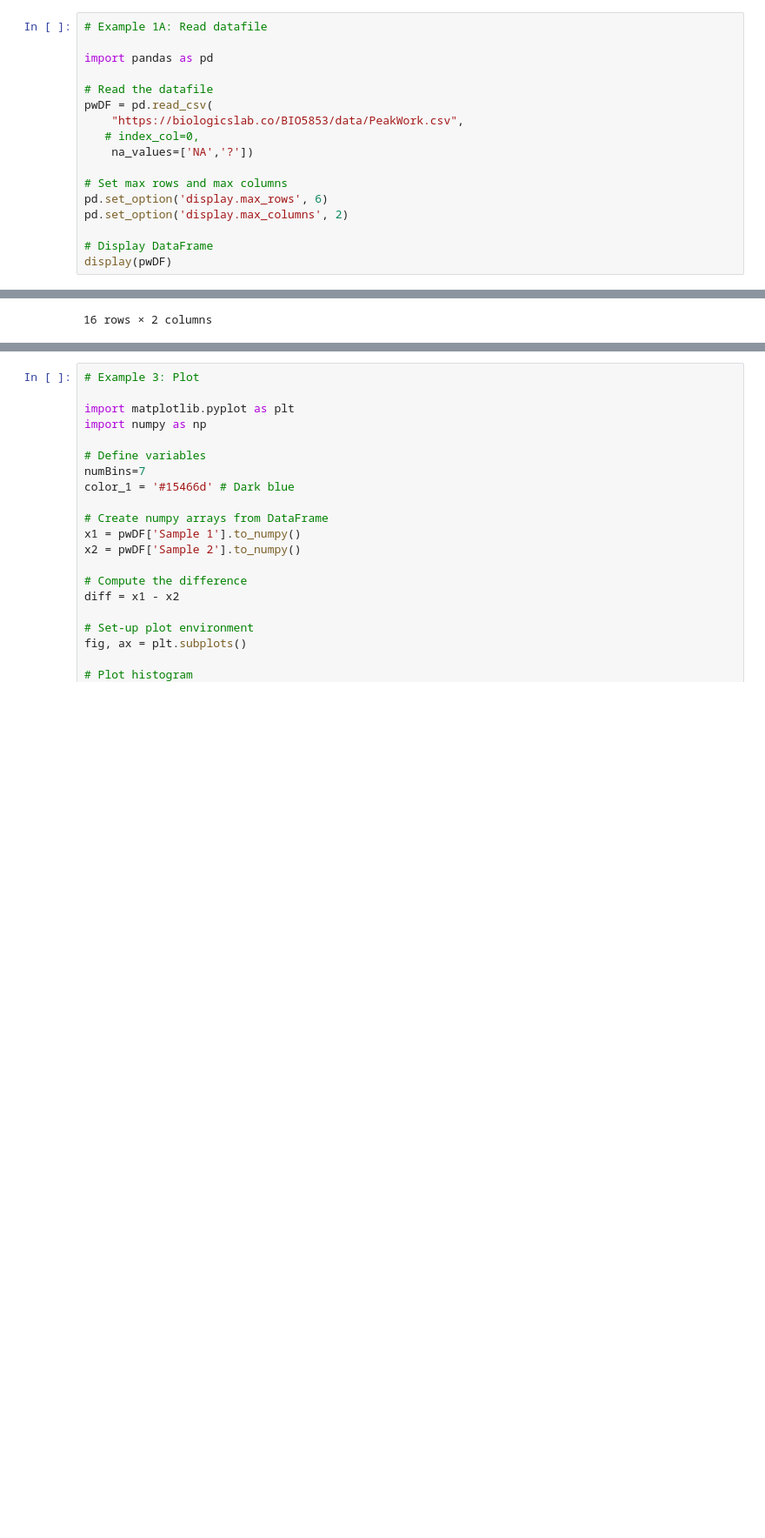
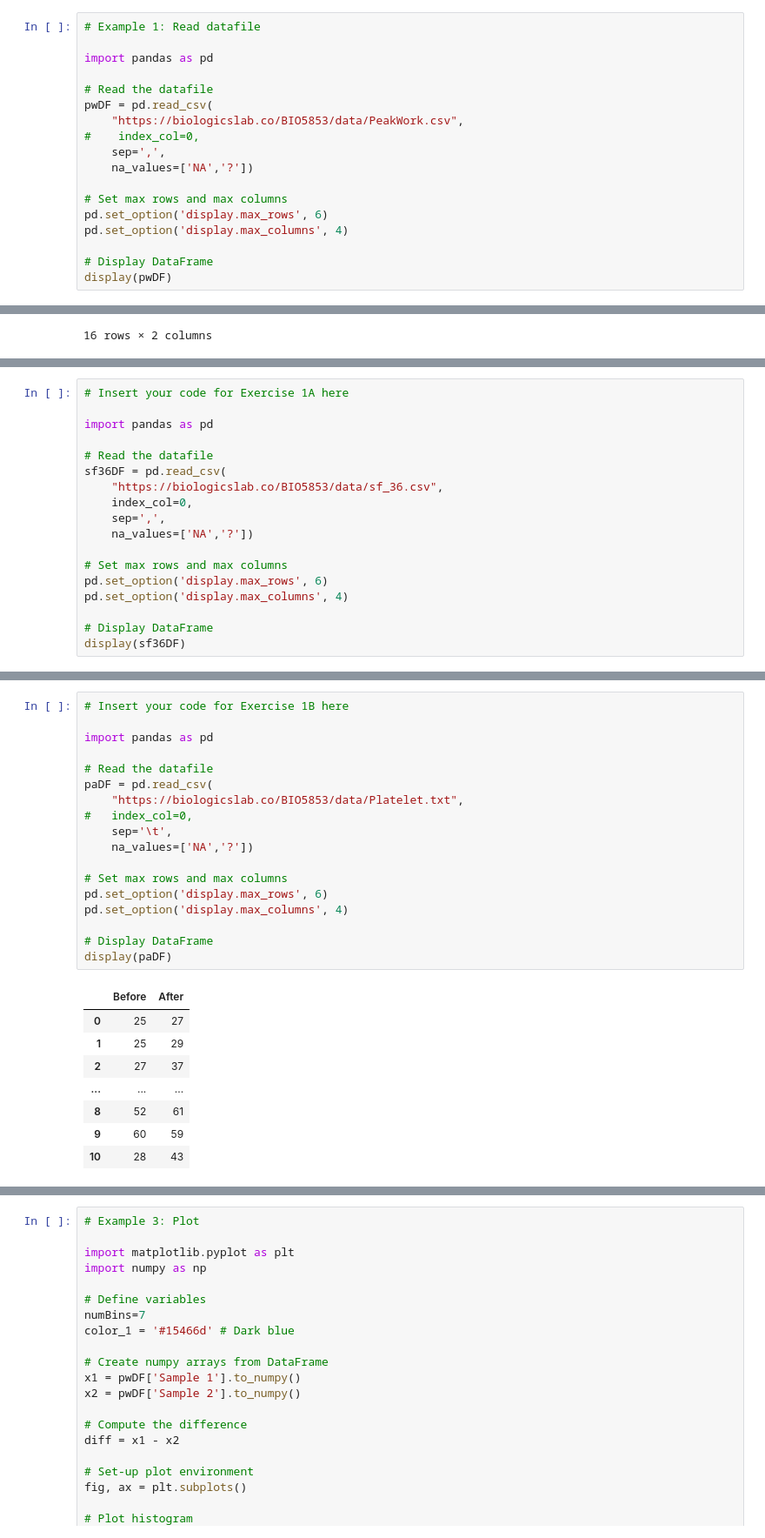
Before and after one commit to DavidSenseman/BIO5853, a Jupyter notebook: Lesson_03_3.ipynb, the cells around one changed output, grey strips where cells are left out. Shown at 87% size. Saved outputs shown, nothing was run; the diff lists cells and outputs as text; blank space fills up the shorter version.

```diff
--- a/Lesson_03_3.ipynb
+++ b/Lesson_03_3.ipynb
@@ -80,17 +80,18 @@ After the file is read and the DataFrame is created, we use the Python function
 # %%
-# Example 1A: Read datafile
+# Example 1: Read datafile
 
 import pandas as pd
 
 # Read the datafile
 pwDF = pd.read_csv(
     "https://biologicslab.co/BIO5853/data/PeakWork.csv",
-   # index_col=0,
+#    index_col=0,
+    sep=',',
     na_values=['NA','?'])
 
 # Set max rows and max columns
 pd.set_option('display.max_rows', 6)
-pd.set_option('display.max_columns', 2)
+pd.set_option('display.max_columns', 4)
 
 # Display DataFrame
 display(pwDF)
@@ -116,0 +130,18 @@ If the code is correct, you should see the following table.
+# %%
+# Insert your code for Exercise 1A here
+
+import pandas as pd
+
+# Read the datafile
+sf36DF = pd.read_csv(
+    "https://biologicslab.co/BIO5853/data/sf_36.csv",
+    index_col=0,
+    sep=',',
+    na_values=['NA','?'])
+
+# Set max rows and max columns
+pd.set_option('display.max_rows', 6)
+pd.set_option('display.max_columns', 4)
+
+# Display DataFrame
+display(sf36DF)
@@ -116,0 +175,27 @@ If the code is correct, you should see the following table.
+# %%
+# Insert your code for Exercise 1B here
+
+import pandas as pd
+
+# Read the datafile
+paDF = pd.read_csv(
+    "https://biologicslab.co/BIO5853/data/Platelet.txt",
+#   index_col=0,
+    sep='\t',
+    na_values=['NA','?'])
+
+# Set max rows and max columns
+pd.set_option('display.max_rows', 6)
+pd.set_option('display.max_columns', 4)
+
+# Display DataFrame
+display(paDF)
+# %% [output]
+|  | Before | After |
+| 0 | 25 | 27 |
+| 1 | 25 | 29 |
+| 2 | 27 | 37 |
+| ... | ... | ... |
+| 8 | 52 | 61 |
+| 9 | 60 | 59 |
+| 10 | 28 | 43 |
```
Also changed, not shown: parts of 56 cells of this notebook.
